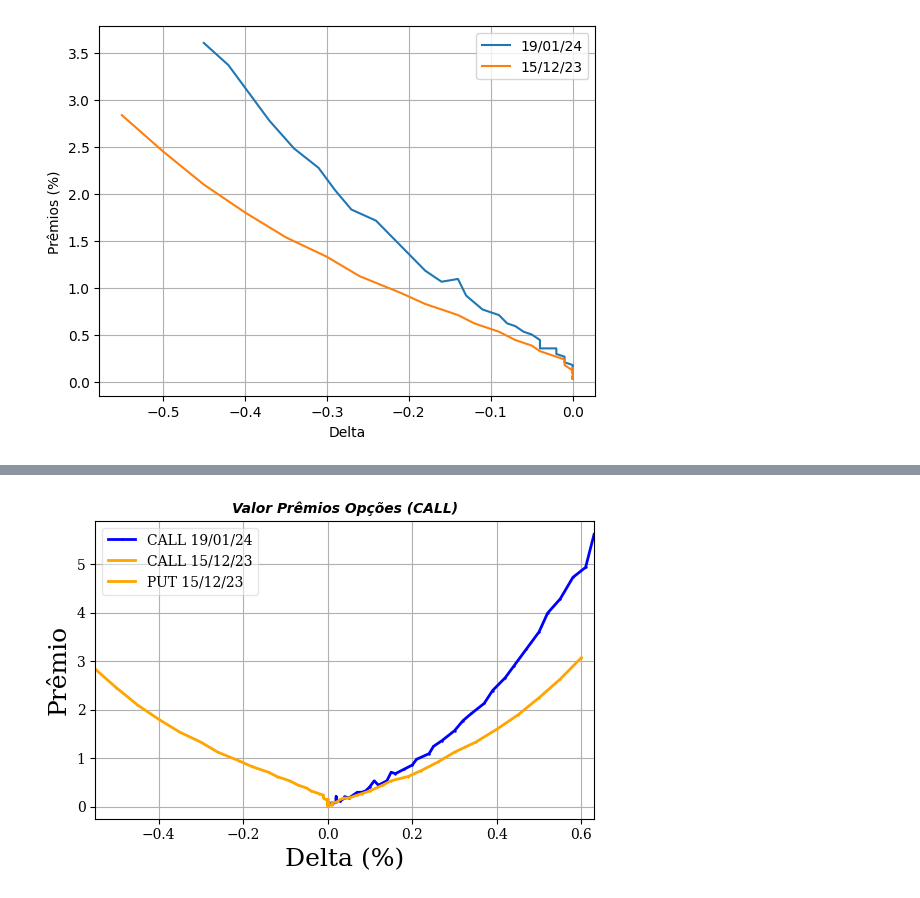
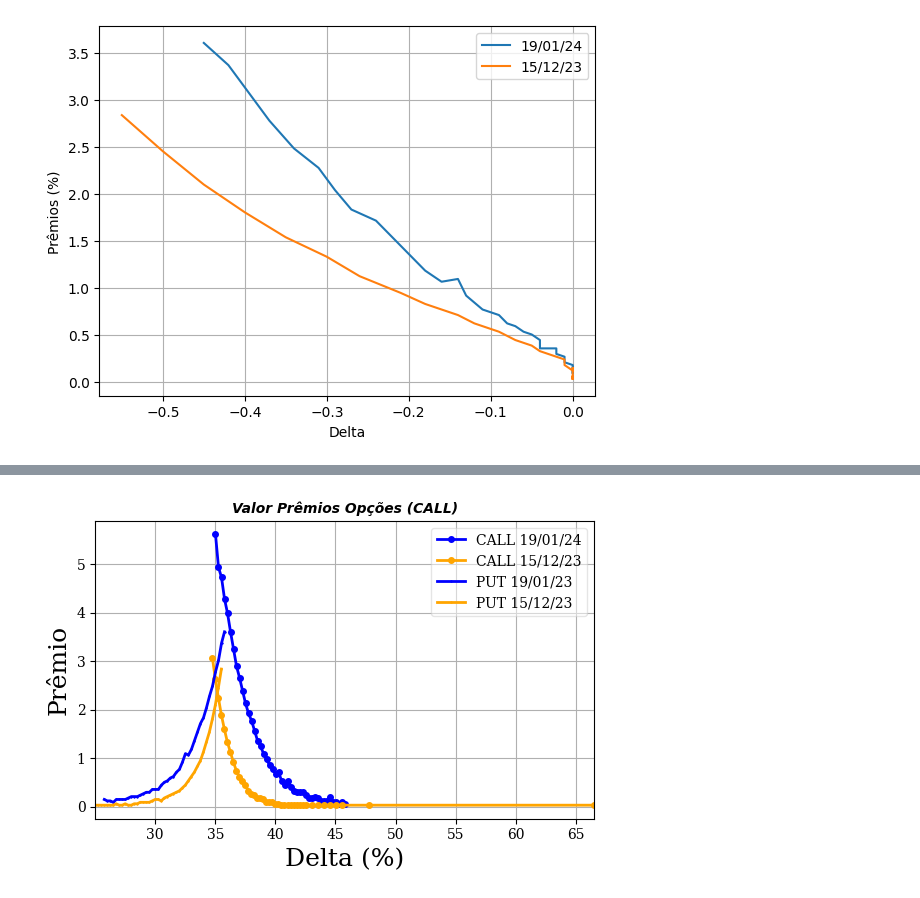
Before and after one commit to facklen/python_para_investimentos, a Jupyter notebook: Avaliação_Opções.ipynb, the cells around one changed output, grey strips where cells are left out. Drawn from its saved outputs; the diff is of its cells as text; code cells hidden in the pictures.

```diff
--- a/Avaliação_Opções.ipynb
+++ b/Avaliação_Opções.ipynb
@@ -89,23 +115,21 @@ CALLs_OTM1 = Opções1[(Opções1['Intrínseco']<=0.5)]
 # %%
-# A mesma análise para as Calls
-#Visualizar o gráfico
-#plt.style.use('seaborn')
-#plt.style.use('ggplot')
+# A mesma análise para as Calls em função do preço do ativo
 plt.rcParams['font.family'] = 'serif'
 plt.rcParams['font.serif'] = ['Times New Roman'] + plt.rcParams['font.serif']
 plt.figure(figsize=(6,4))
 plt.title('Valor Prêmios Opções (CALL)', fontsize=10, fontweight='bold', fontstyle='italic', fontfamily='sans-serif')
 plt.xlabel('Delta (%)',fontsize=18)
 plt.ylabel('Prêmio',fontsize=18)
 plt.tight_layout()
 plt.margins(x=0, y=0.05)
 #plt.plot(CALLs_OTM['Delta'],CALLs_OTM['Ask']*100/Ativo,  label='Vendedor', color='blue',linestyle='dashed', linewidth=2)
 #plt.plot(CALLs_OTM['Delta'],CALLs_OTM['Bid']*100/Ativo,  label='Comprador', color='red', linestyle='dashed', linewidth=2)
-plt.plot(CALLs_OTM['Delta'],CALLs_OTM['Último']*100/Ativo,  label='CALL 19/01/24', color='blue', marker='+', linewidth=2, markersize=2)
-plt.plot(CALLs_OTM1['Delta'],CALLs_OTM1['Último']*100/Ativo,  label='CALL 15/12/23', color='orange', marker='+', linewidth=2, markersize=2)
-plt.plot(PUTs_OTM1['Delta.1'],PUTs_OTM1['Último.1']*100/Ativo,  label='PUT 15/12/23', color='orange', marker='+', linewidth=2, markersize=2)
+plt.plot(CALLs_OTM['Strike'],CALLs_OTM['Último']*100/Ativo,  label='CALL 19/01/24', color='blue', marker='o', linewidth=2, markersize=4)
+plt.plot(CALLs_OTM1['Strike'],CALLs_OTM1['Último']*100/Ativo,  label='CALL 15/12/23', color='orange', marker='o', linewidth=2, markersize=4)
+plt.plot(PUTs_OTM['Strike'],PUTs_OTM['Último.1']*100/Ativo,  label='PUT 19/01/23', color='blue', marker='+', linewidth=2, markersize=2)
+plt.plot(PUTs_OTM1['Strike'],PUTs_OTM1['Último.1']*100/Ativo,  label='PUT 15/12/23', color='orange', marker='+', linewidth=2, markersize=2)
 plt.legend(fontsize=10, frameon=True, framealpha=0.5, facecolor='white')
 plt.grid(True)
 plt.show()
 # %% [output]
-[figure, old version]
+[figure, new version]
```
Also changed, not shown: parts of 2 cells of this notebook.
